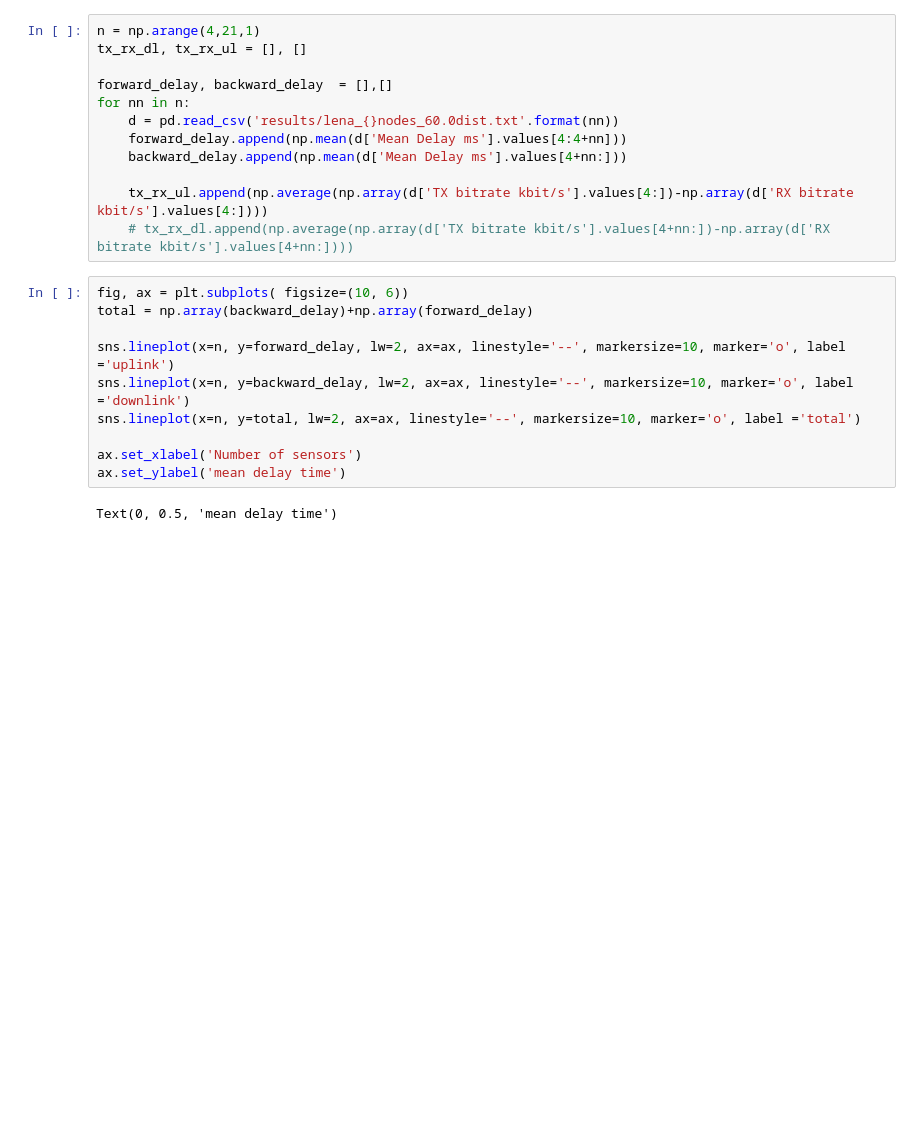
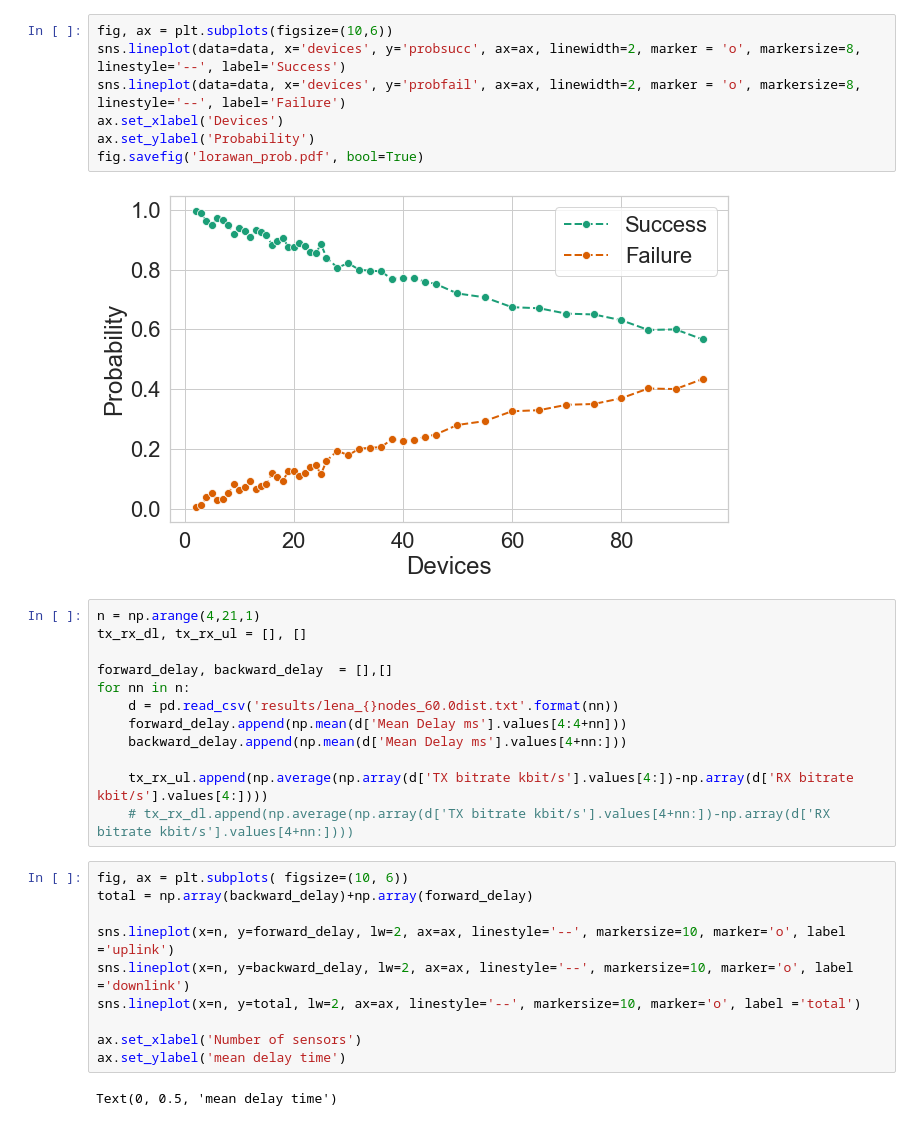
Before and after one commit to nicolezattarin/IoMT-efficient-information-distribution, a Jupyter notebook: network/plot.ipynb, the cells around one changed output. Cells and saved outputs as stored; diff of their text form; blank space fills up the shorter version.

```diff
--- a/network/plot.ipynb
+++ b/network/plot.ipynb
@@ -8,3 +20,12 @@ sns.set_theme(style="whitegrid", font_scale=1.5, palette='Dark2')
+# %%
+fig, ax = plt.subplots(figsize=(10,6))
+sns.lineplot(data=data, x='devices', y='probsucc', ax=ax, linewidth=2, marker = 'o', markersize=8, linestyle='--', label='Success')
+sns.lineplot(data=data, x='devices', y='probfail', ax=ax, linewidth=2, marker = 'o', markersize=8, linestyle='--', label='Failure')
+ax.set_xlabel('Devices')
+ax.set_ylabel('Probability')
+fig.savefig('lorawan_prob.pdf', bool=True)
+# %% [output]
+[figure, added]
 # %%
 n = np.arange(4,21,1)
 tx_rx_dl, tx_rx_ul = [], []
```
Also changed, not shown: parts of 10 cells of this notebook, 7 other files.
